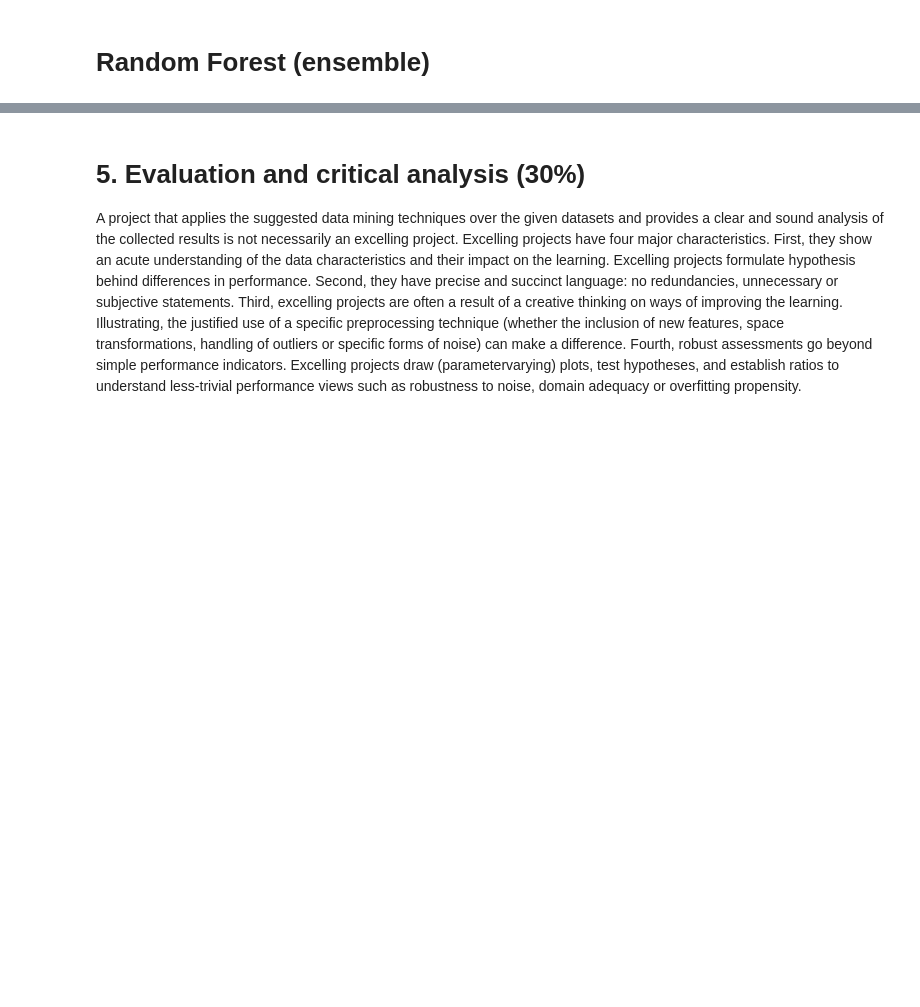
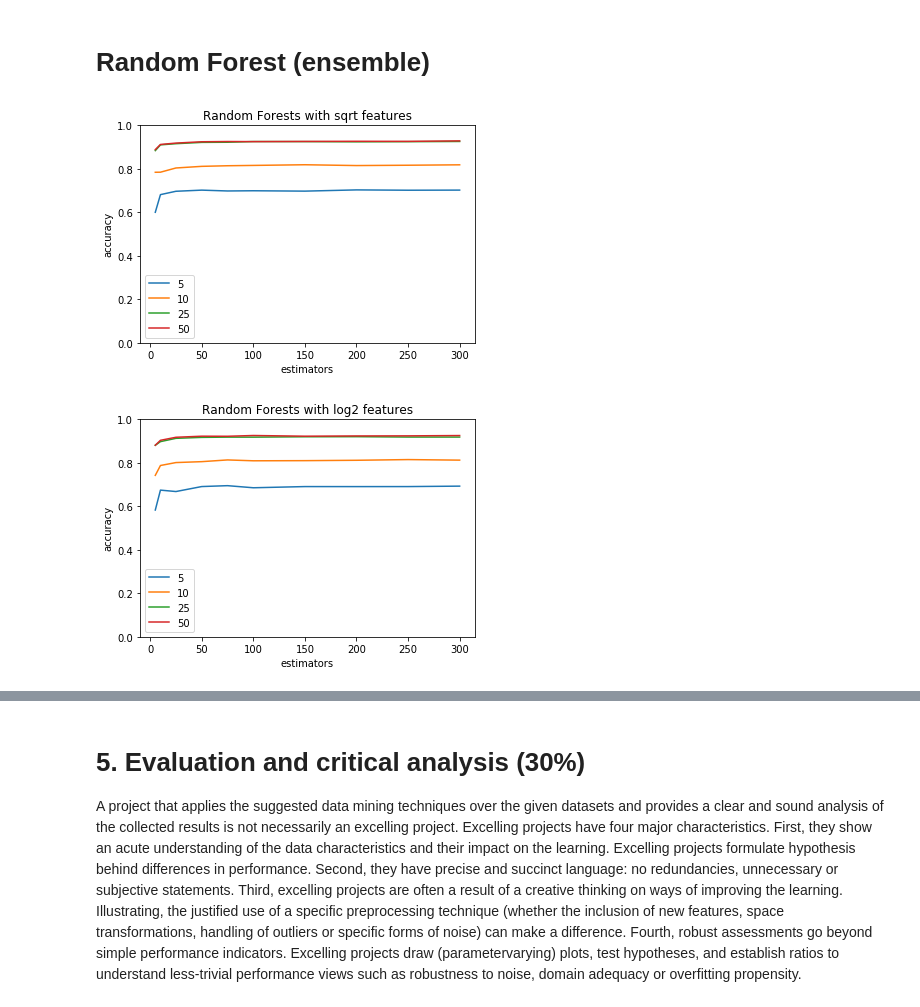
Before and after one commit to mskl/ist-mi-cdadosi7, a Jupyter notebook: project/Roos_poject_Forest.ipynb, the cells around one changed output, grey strips where cells are left out. Saved outputs shown, nothing was run; the diff lists cells and outputs as text; code cells hidden in the pictures; blank space fills up the shorter version.

```diff
--- a/project/Roos_poject_Forest.ipynb
+++ b/project/Roos_poject_Forest.ipynb
@@ -370,8 +402,9 @@ for k in range(len(criteria)):
 # %%
-dt = tree.DecisionTreeClassifier(criterion='gini', max_depth=5, min_samples_leaf=0.02)
+dt = tree.DecisionTreeClassifier(criterion='gini', max_depth=10, min_samples_leaf=0.01)
 dt.fit(X_train, y_train)
 y_pred = dt.predict(X_test)
 cnf_mtx_dt = metrics.confusion_matrix(y_test, y_pred, labels)
 print(cnf_mtx_dt)
-print(dt.score(X_train, y_train))
+results["DecisionTreeClassifier"] = dt.score(X_train, y_train)
+print(results["DecisionTreeClassifier"])
 # %% [output]
@@ -407,3 +440,32 @@ Expected {'graph' | 'digraph'} (at char 0), (line:1, col:1)
 AttributeError: 'NoneType' object has no attribute 'create_png'
 # %% [markdown]
 # Random Forest (ensemble)
+# %%
+from sklearn.ensemble import RandomForestClassifier
+
+n_estimators = [5, 10, 25, 50, 75, 100, 150, 200, 250, 300]
+max_depths = [5, 10, 25, 50]
+max_features = ['sqrt', 'log2']
+
+
+for k in range(len(max_features)):
+    f = max_features[k]
+    values = {}
+    for d in max_depths:
+        yvalues = []
+        for n in n_estimators:
+            rf = RandomForestClassifier(n_estimators=n, max_depth=d, max_features=f)
+            rf.fit(X_train, y_train)
+            y_pred = rf.predict(X_test)
+            yvalues.append(metrics.accuracy_score(y_test, y_pred))
+        values[d] = yvalues
+        plt.plot(n_estimators, values[d])
+        plt.title('Random Forests with %s features'%f)
+        plt.xlabel('estimators')
+        plt.ylim((0,1))
+        plt.ylabel('accuracy')
+        plt.legend(max_depths)
+    plt.show()
+# %% [output]
+[figure, added]
+[figure, added]
```
Also changed, not shown: parts of 26 cells of this notebook.
